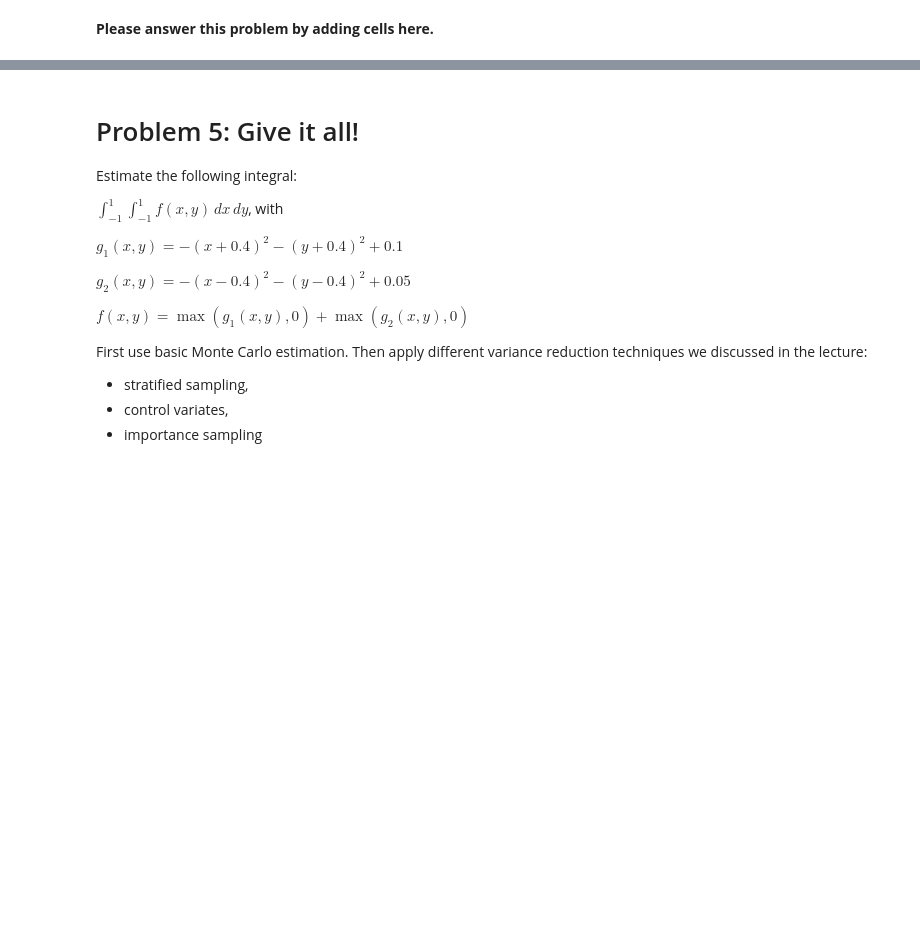
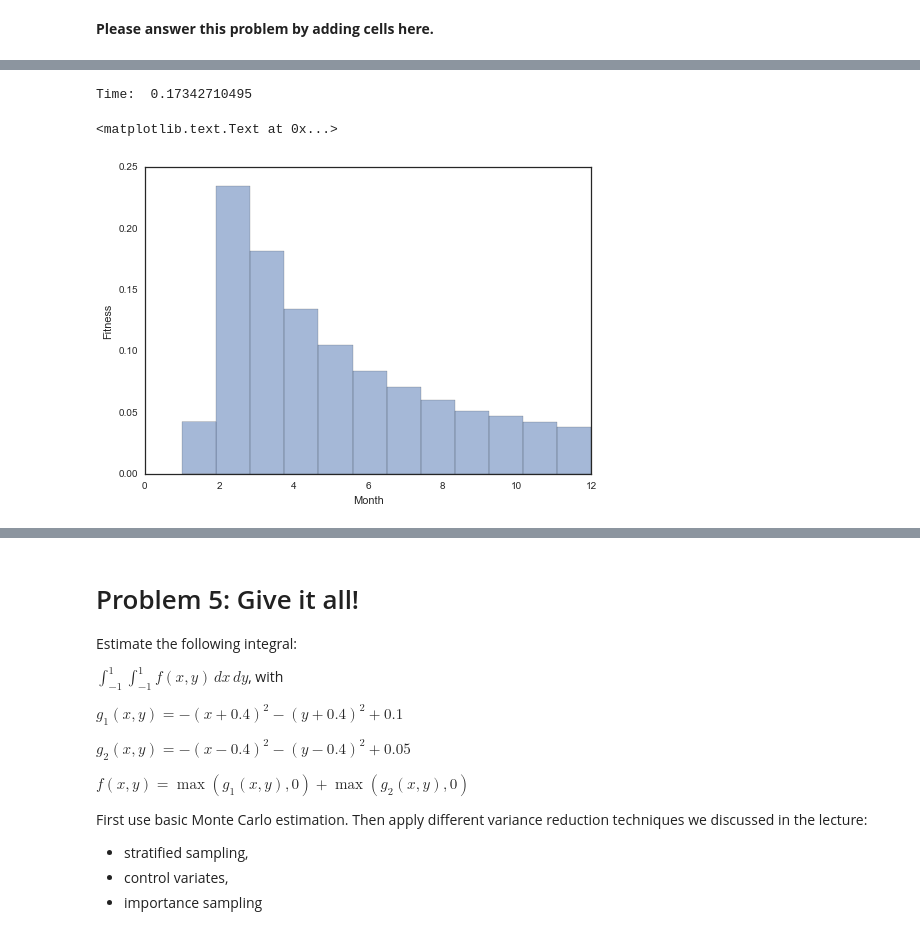
Before and after one commit to chuckyouliu/AM207, a Jupyter notebook: Homework/AM207_Charles_Liu_HW1.ipynb, the cells around one changed output, grey strips where cells are left out. Saved outputs shown, nothing was run; the diff lists cells and outputs as text; code cells hidden in the pictures; blank space fills up the shorter version.

```diff
--- a/Homework/AM207_Charles_Liu_HW1.ipynb
+++ b/Homework/AM207_Charles_Liu_HW1.ipynb
@@ -210,0 +342,34 @@ Where $t=1$ corresponds to January, $t=2$ corresponds to February, etc.. $\lambd
+# %%
+"""
+Inverse transform
+"""
+start = time.time()
+N = 100000
+lookup = [0]*12
+lookup[0] = f(1)*norm_factor
+for i in range(1,12):
+    lookup[i] = lookup[i-1] + f(i+1)*norm_factor
+
+#given random value, return first index with larger cdf
+def invLookup(val):
+    high = 11
+    low = 0
+    while high >= low:
+        mid = low + (high-low)/2
+        if lookup[mid] >= val and (mid == 0 or lookup[mid-1] < val):
+            return mid+1
+        elif lookup[mid] > val:
+            high = mid-1
+        else:
+            low = mid+1
+
+R = np.random.uniform(0,lookup[11],N)
+X = map(lambda x: invLookup(x), R)
+print "Time: ", time.time() - start
+plt.hist(X,bins=12, label=u'Samples', alpha=0.5, normed=True);
+plt.xlabel("Month")
+plt.ylabel("Fitness")
+# %% [output]
+Time:  0.17342710495
+<matplotlib.text.Text at 0x...>
+[figure, added]
```
Also changed, not shown: parts of 15 cells of this notebook.
